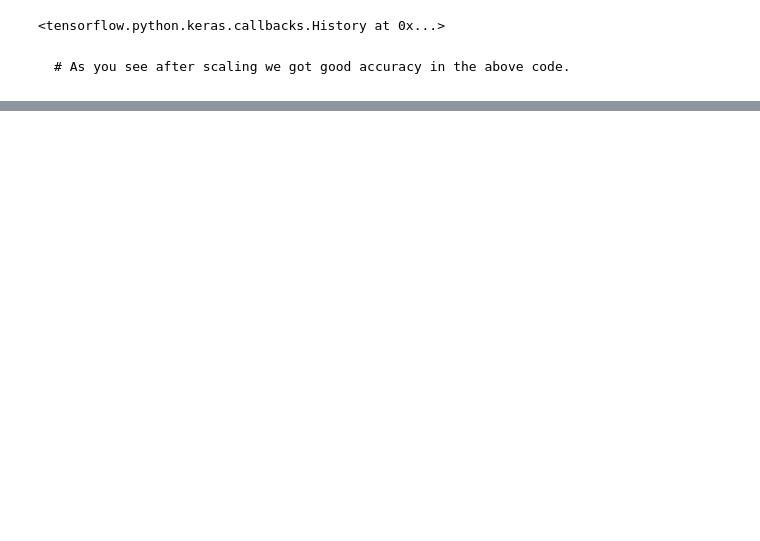
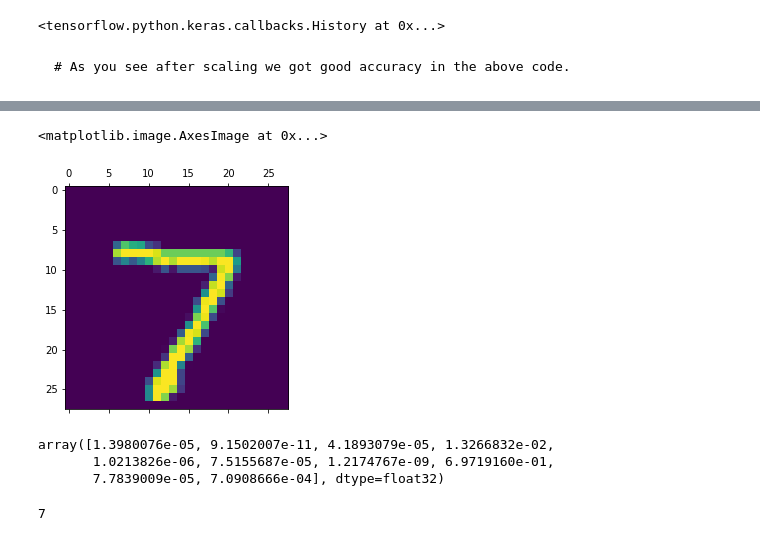
Before and after one commit to srujanperam/dl_1, a Jupyter notebook: notebooks/DL_withscaling_1.ipynb, the cells around one changed output, grey strips where cells are left out. Saved outputs shown, nothing was run; the diff lists cells and outputs as text; code cells hidden in the pictures; blank space fills up the shorter version.

```diff
--- a/notebooks/DL_withscaling_1.ipynb
+++ b/notebooks/DL_withscaling_1.ipynb
@@ -126,0 +155,11 @@ Epoch 5/5
+# %%
+plt.matshow(X_test[0])
+# %% [output]
+<matplotlib.image.AxesImage at 0x...>
+[figure, added]
+# %%
+y_predict = model.predict(X_test_flattened)
+# %% [output]
+array([1.3980076e-05, 9.1502007e-11, 4.1893079e-05, 1.3266832e-02,
+       1.0213826e-06, 7.5155687e-05, 1.2174767e-09, 6.9719160e-01,
+       7.7839009e-05, 7.0908666e-04], dtype=float32)
@@ -126,0 +169,4 @@ Epoch 5/5
+# %%
+np.argmax(y_predict[0])
+# %% [output]
+7
```
Also changed, not shown: parts of 24 cells of this notebook.
